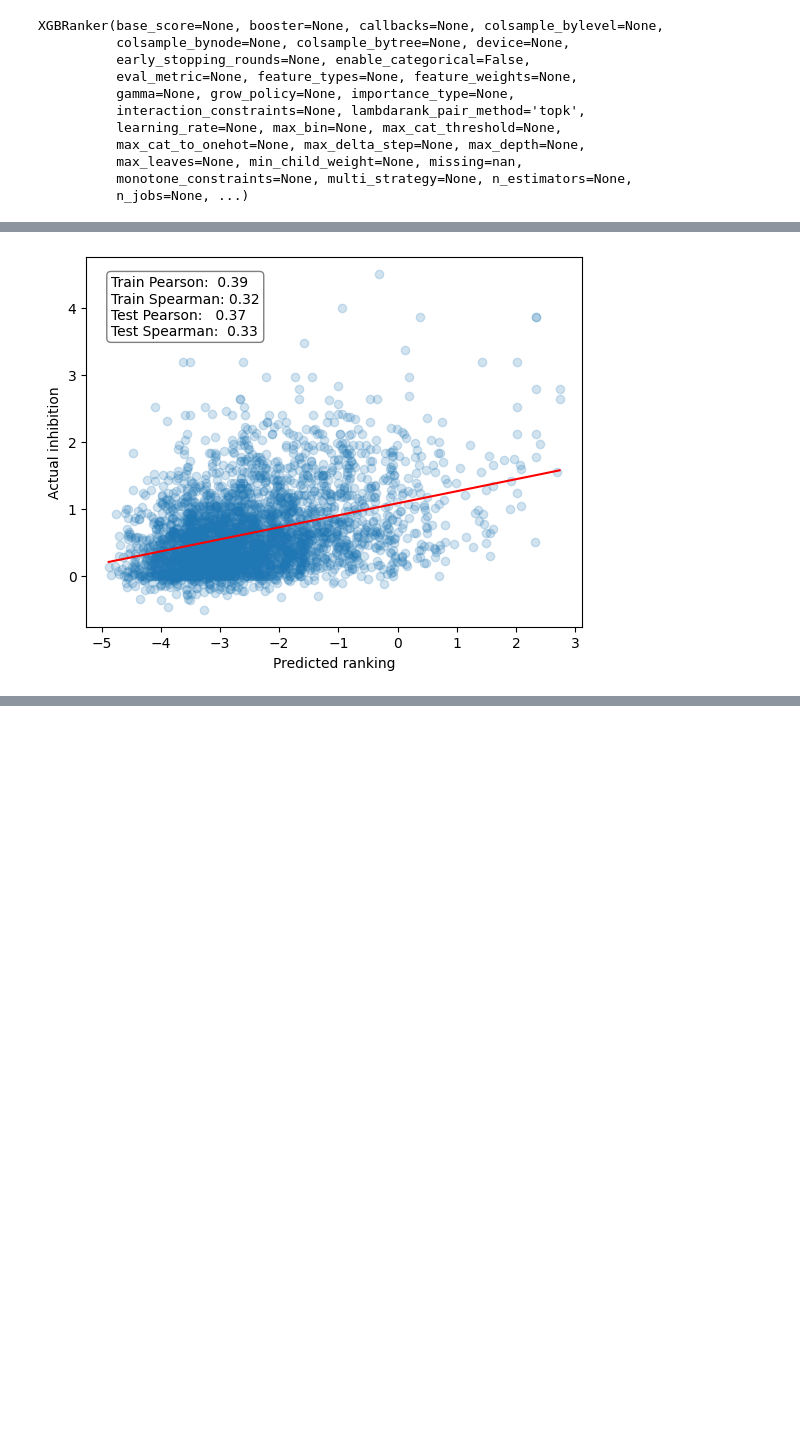
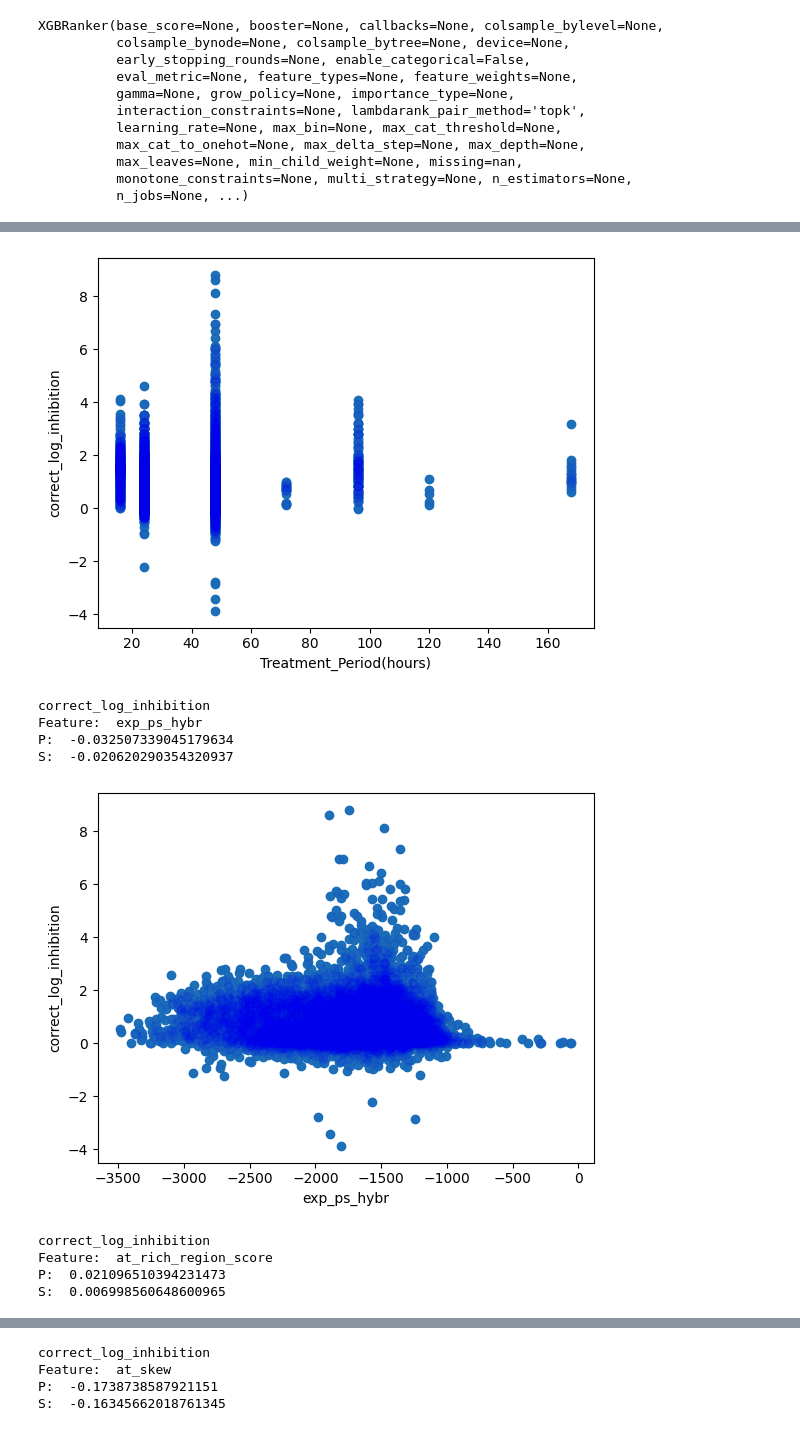
Before and after one commit to RedPenguin100/ASOdesign, a Jupyter notebook: scripts/Model1.ipynb, the cells around one changed output, grey strips where cells are left out. Cells and saved outputs as stored; diff of their text form; code cells hidden in the pictures; blank space fills up the shorter version.

```diff
--- a/scripts/Model1.ipynb
+++ b/scripts/Model1.ipynb
@@ -12,5 +31,9 @@ Loading features from: ['ASO_volume(nM).csv', 'Canonical Gene Name.csv', 'Cell l
+# %%
+main_df.loc[:, 'mrna_length'] = [len(gene_to_data[gene].full_mrna) for gene in main_df[CANONICAL_GENE]]
+main_df['normalized_sense_start_from_end'] = main_df['sense_start_from_end'] / main_df['mrna_length']
 # %%
 from scripts.data_genertion.consts import *
+
 
 class Features:
     def __init__(self, features):
@@ -33,7 +56,8 @@ class Features:
                 self.one_hot.append(feature)
             if feature in ['at_skew', 'gc_content', 'entropy', 'gc_skew',
                            'gc_content_3_prime_5', 'hairpin_score', 'homooligo_count', 'internal_fold',
-                           'nucleotide_diversity', 'stop_codon_count', 'self_energy', 'at_rich_region_score', 'poly_pyrimidine_stretch']:
+                           'nucleotide_diversity', 'stop_codon_count', 'self_energy', 'at_rich_region_score',
+                           'poly_pyrimidine_stretch', 'normalized_start']:
                 self.sequence.append(feature)
             if 'on_target_fold' in feature or feature in ['mfe_edges_45', 'mfe_window_45']:
                 self.fold.append(feature)
@@ -41,6 +65,7 @@ class Features:
     def get_all(self):
         return self.hybridization + self.sequence + self.fold
 
+
 main_df.columns
 # %% [output]
 Index(['index', 'ASO_volume(nM)', 'Canonical Gene Name', 'Cell line organism',
@@ -74,11 +99,12 @@ filtered = main_df.copy()
 filtered = filtered[filtered['Cell line organism'] == 'human']
 filtered = filtered.dropna(subset=[INHIBITION]).copy()
 # filtered = filtered.dropna(subset=[DENSITY_UPDATED]).copy()
-filtered.loc[:, 'log_inhibition'] = -np.log(1.001 - filtered[INHIBITION] / 100)
+log_correction = 1.01
+filtered.loc[:, 'log_inhibition'] = -np.log(log_correction - filtered[INHIBITION] / 100)
 filtered = filtered[~filtered[CELL_LINE].isin([
-    'Hela', # scanning modifications
-    'Human Neuronal Cell', # scanning modifications
-    'CC-2580', # scanning modifications
-    'SH-SY5Y' # non pure PS based
+    'Hela',  # scanning modifications
+    'Human Neuronal Cell',  # scanning modifications
+    'CC-2580',  # scanning modifications
+    'SH-SY5Y'  # non pure PS based
 ])]
 # %%
@@ -163,6 +199,7 @@ y_test = test_filtered[metric].to_numpy()
 y_train = train_filtered[metric].to_numpy()
 
 cell_lines = filtered[CELL_LINE].unique()
+# for cell_line in cell_lines:
 for cell_line in cell_lines:
     hepa_mask = filtered[CELL_LINE] == cell_line
     hep_pred = model.predict(filtered[hepa_mask][features].to_numpy())
@@ -173,6 +210,34 @@ for cell_line in cell_lines:
     print("Cell line: ", cell_line)
     print("P: ", p_hepa)
     print("S: ", s_hepa)
+
+for feature in features:
+    # EXAMPLE = 'GGCATATGCAGATAATGTTC'
+
+    # malat_mask = filtered[CANONICAL_GENE] == "IRF4"
+    malat_mask = filtered[CANONICAL_GENE] != "MALAT2"
+    # example_mask = (filtered[CANONICAL_GENE] == "MALAT1") & (filtered[SEQUENCE] == EXAMPLE)
+    malat_pred = model.predict(filtered[malat_mask][features].to_numpy())
+    print(metric)
+    malat_truth = filtered[malat_mask][metric]
+    p_hepa, _ = pearsonr(malat_truth, filtered[malat_mask][feature])
+    s_hepa, _ = spearmanr(malat_truth, filtered[malat_mask][feature])
+
+    plt.scatter(filtered[malat_mask][feature], malat_truth)
+    # example_df = filtered.loc[example_mask, :].copy()
+    # plt.scatter(example_df[feature], malat_truth[example_mask], color='orange')
+    plt.scatter(filtered[malat_mask][feature], malat_truth, color='blue', alpha=0.05)
+    plt.xlabel(feature)
+    plt.ylabel(metric)
+    print("Feature: ", feature)
+    print("P: ", p_hepa)
+    print("S: ", s_hepa)
+    plt.show()
+
+p_hepa, _ = pearsonr(malat_truth, malat_pred)
+s_hepa, _ = spearmanr(malat_truth, malat_pred)
+print("P: ", p_hepa)
+print("S: ", s_hepa)
 
 p_train, _ = pearsonr(y_train, train_pred)
 s_train, _ = spearmanr(y_train, train_pred)
@@ -185,12 +250,13 @@ print("STRAIN: ", s_train)
 print("STEST: ", s_test)
 
 # scatter plot
-plt.scatter(test_pred, y_test, alpha=0.2)
+# plt.scatter(test_pred, y_test, alpha=0.2)
+plt.scatter(malat_pred, malat_truth, alpha=0.2)
 
 # least‑squares regression line
-slope, intercept = np.polyfit(test_pred, y_test, 1)
-x = np.linspace(test_pred.min(), test_pred.max(), 100)
-plt.plot(x, slope * x + intercept, color='red')
+# slope, intercept = np.polyfit(test_pred, y_test, 1)
+# x = np.linspace(test_pred.min(), test_pred.max(), 100)
+# plt.plot(x, slope * x + intercept, color='red')
 
 # labels and stats
 plt.xlabel('Predicted ranking')
@@ -230 +296,10 @@ STEST:  0.33351490807734707
-[figure, old version]
+[figure, new version]
+correct_log_inhibition
+Feature:  exp_ps_hybr
+P:  -0.032507339045179634
+S:  -0.020620290354320937
+[figure, added]
+correct_log_inhibition
+Feature:  at_rich_region_score
+P:  0.021096510394231473
+S:  0.006998560648600965
@@ -230,0 +307,4 @@ STEST:  0.33351490807734707
+correct_log_inhibition
+Feature:  at_skew
+P:  -0.1738738587921151
+S:  -0.16345662018761345
```
Also changed, not shown: parts of 28 cells of this notebook, 7 other files.
